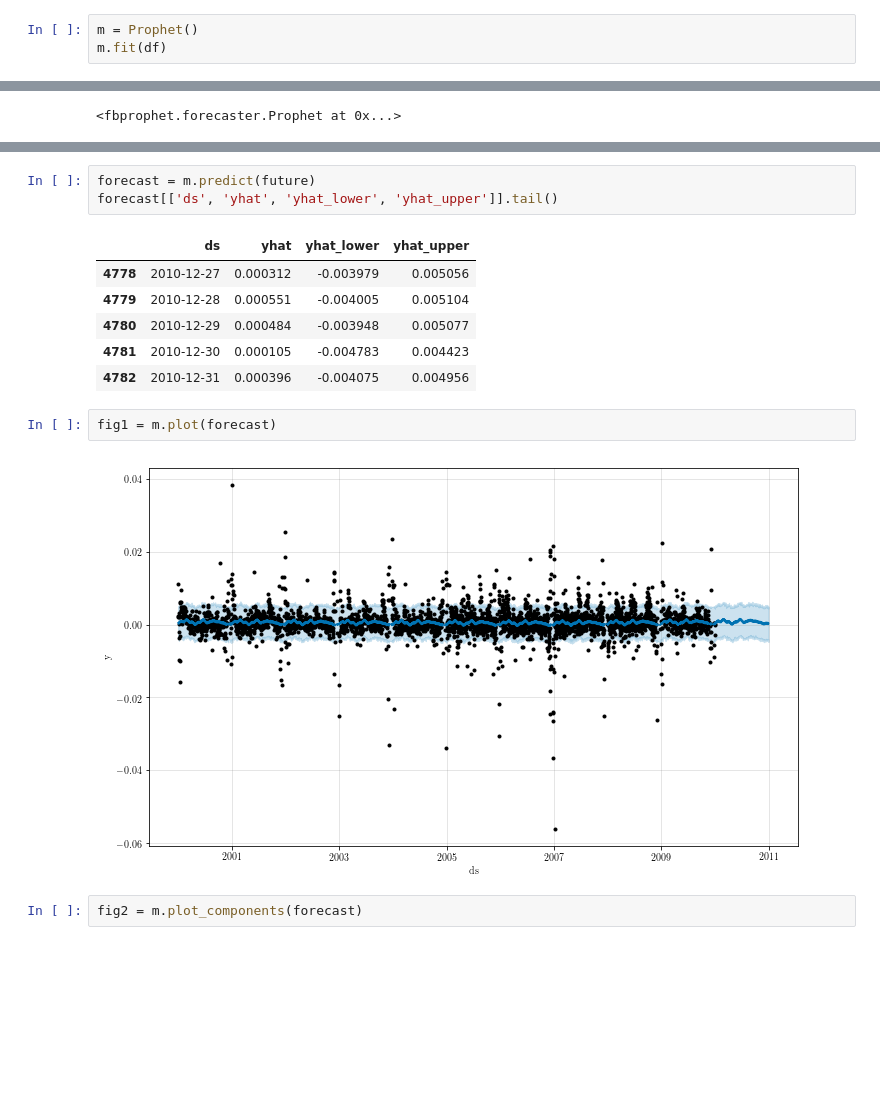
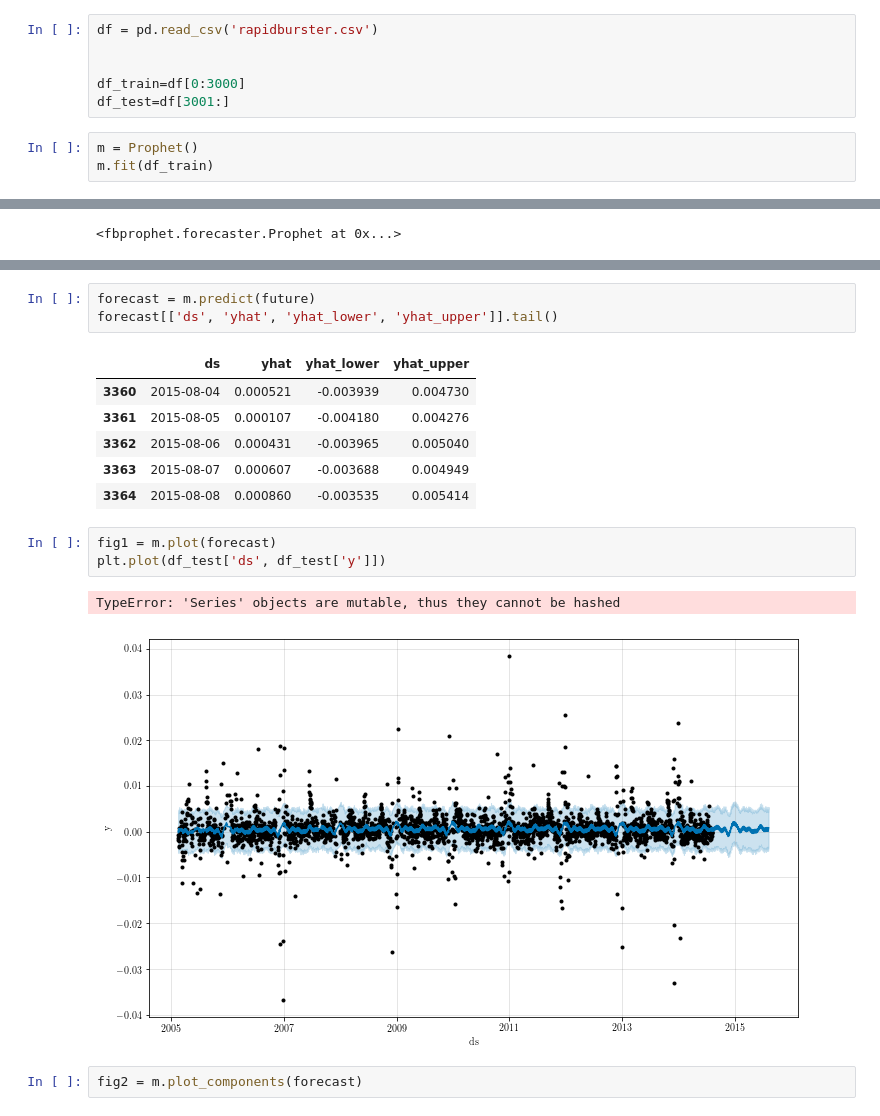
Before and after one commit to kcdage/prophet-rapidburster, a Jupyter notebook: rapid_burster.ipynb, the cells around one changed output, grey strips where cells are left out. Cells and saved outputs as stored; diff of their text form; blank space fills up the shorter version.

Commit message:
fixed issue with csv file and split up data into training and test sets in python notebook

```diff
--- a/rapid_burster.ipynb
+++ b/rapid_burster.ipynb
@@ -54,6 +41,12 @@ df.head()
+# %%
+df = pd.read_csv('rapidburster.csv')
+
+
+df_train=df[0:3000]
+df_test=df[3001:]
 # %%
 m = Prophet()
-m.fit(df)
+m.fit(df_train)
 # %% [output]
 INFO:fbprophet.forecaster:Disabling daily seasonality. Run prophet with daily_seasonality=True to override this.
 <fbprophet.forecaster.Prophet at 0x...>
@@ -72,15 +65,17 @@ forecast = m.predict(future)
 forecast[['ds', 'yhat', 'yhat_lower', 'yhat_upper']].tail()
 # %% [output]
 |  | ds | yhat | yhat_lower | yhat_upper |
-| 4778 | 2010-12-27 | 0.000312 | -0.003979 | 0.005056 |
-| 4779 | 2010-12-28 | 0.000551 | -0.004005 | 0.005104 |
-| 4780 | 2010-12-29 | 0.000484 | -0.003948 | 0.005077 |
-| 4781 | 2010-12-30 | 0.000105 | -0.004783 | 0.004423 |
-| 4782 | 2010-12-31 | 0.000396 | -0.004075 | 0.004956 |
+| 3360 | 2015-08-04 | 0.000521 | -0.003939 | 0.004730 |
+| 3361 | 2015-08-05 | 0.000107 | -0.004180 | 0.004276 |
+| 3362 | 2015-08-06 | 0.000431 | -0.003965 | 0.005040 |
+| 3363 | 2015-08-07 | 0.000607 | -0.003688 | 0.004949 |
+| 3364 | 2015-08-08 | 0.000860 | -0.003535 | 0.005414 |
 # %%
 fig1 = m.plot(forecast)
+plt.plot(df_test['ds', df_test['y']])
 # %% [output]
+TypeError: 'Series' objects are mutable, thus they cannot be hashed
-[figure, old version]
+[figure, new version]
 # %%
 fig2 = m.plot_components(forecast)
 # %% [output]
```
Also changed, not shown: parts of 3 cells of this notebook, 1 other file.
